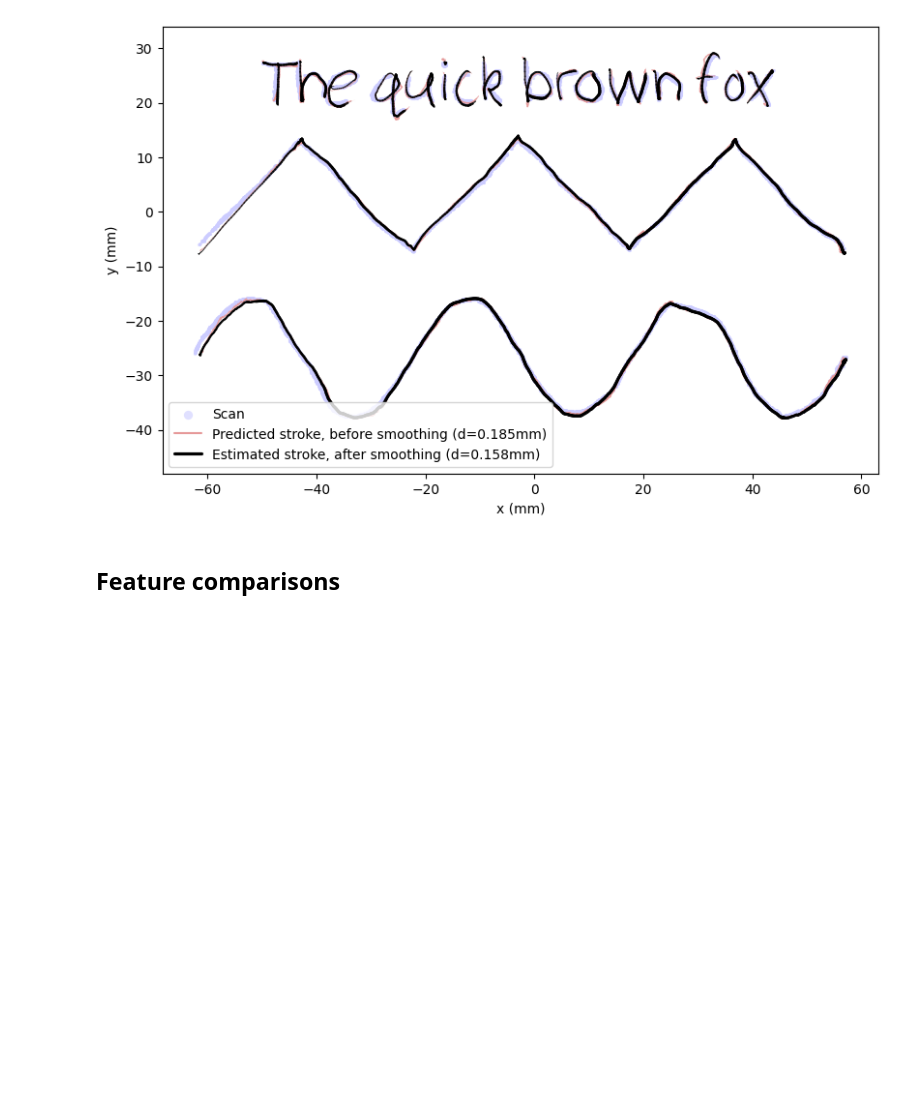
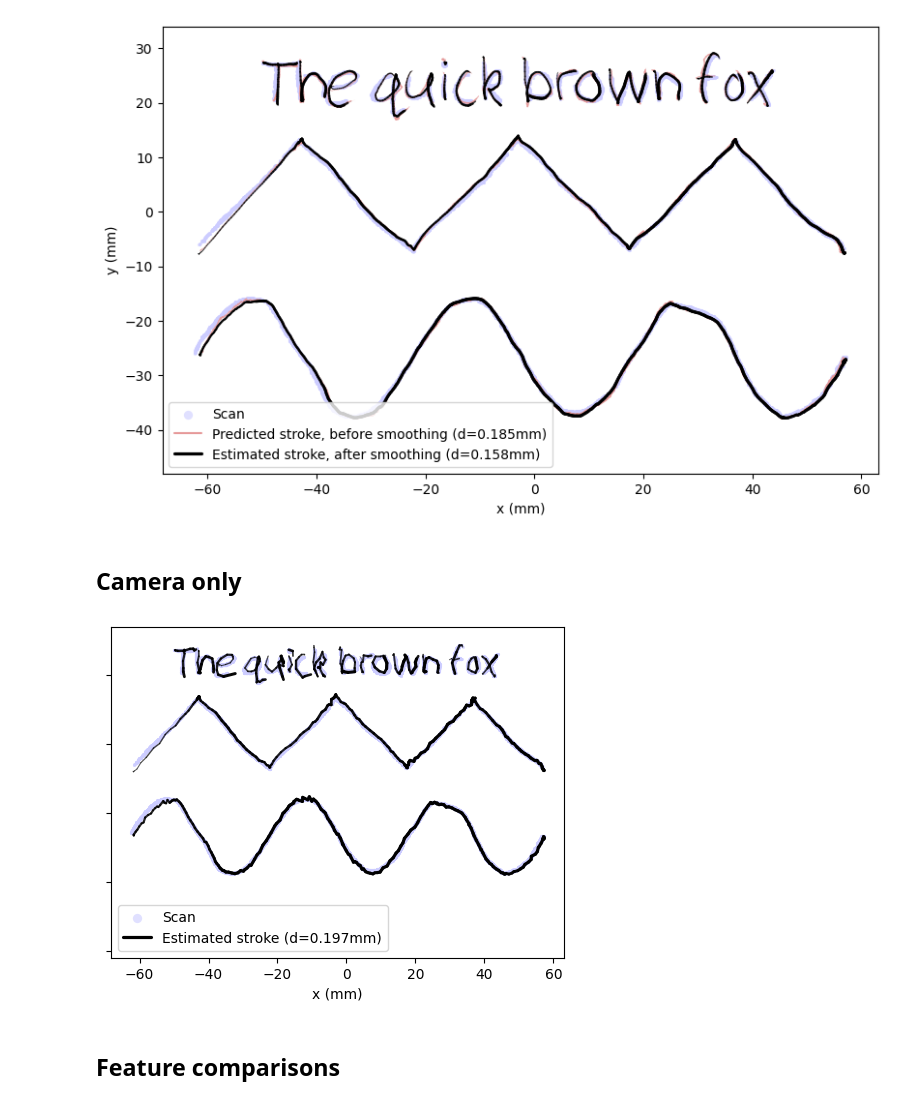
Before and after one commit to Jcparkyn/dpoint, a Jupyter notebook: python/offline_playback.ipynb, the cells around one changed output. Drawn from its saved outputs; the diff is of its cells as text; code cells hidden in the pictures; blank space fills up the shorter version.

```diff
--- a/python/offline_playback.ipynb
+++ b/python/offline_playback.ipynb
@@ -112,6 +117,28 @@ plot_strokes(ax, proposed_tpp, proposed_tps)
 sample_count: 4627
 Resetting state, errors: 0.28229554569920684, 1.1370123937020913
 [figure]
+# %% [markdown]
+## Camera only
+# %%
+fig = plt.figure(figsize=(100,4.3))
+ax = plot_scan_points(scan_points)
+lc, lc_proxy = stroke_to_linecollection(proposed_cameraonly, 2.3, color=(0, 0, 0))
+ax.add_collection(lc)
+# plot_strokes(ax, tpp, tps)
+ax.set(ylim=(-62, 34))
+ax.set(ylabel=None, yticklabels=[])
+ax.legend(
+        [ax.collections[0], lc_proxy],
+        [
+            "Scan",
+            f"Estimated stroke (d={proposed_cameraonly.dist_mean*1000:0.3f}mm)",
+        ],
+        loc="lower left",
+        markerscale=3,
+    )
+# plt.savefig(f"./recordings/{recording_timestamp}/cameraonly.pdf", **savefig_kwargs)
+# %% [output]
+[figure, added]
 # %% [markdown]
 ## Feature comparisons
 # %%
```
Also changed, not shown: parts of 4 cells of this notebook, 1 other file.
